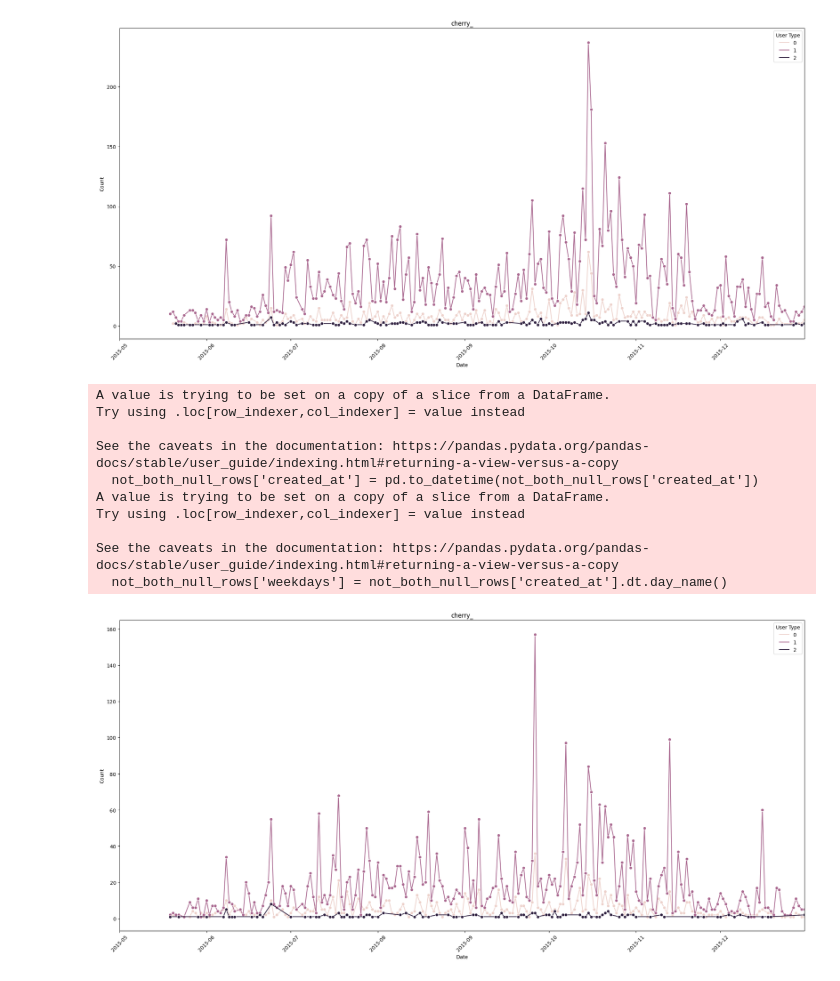
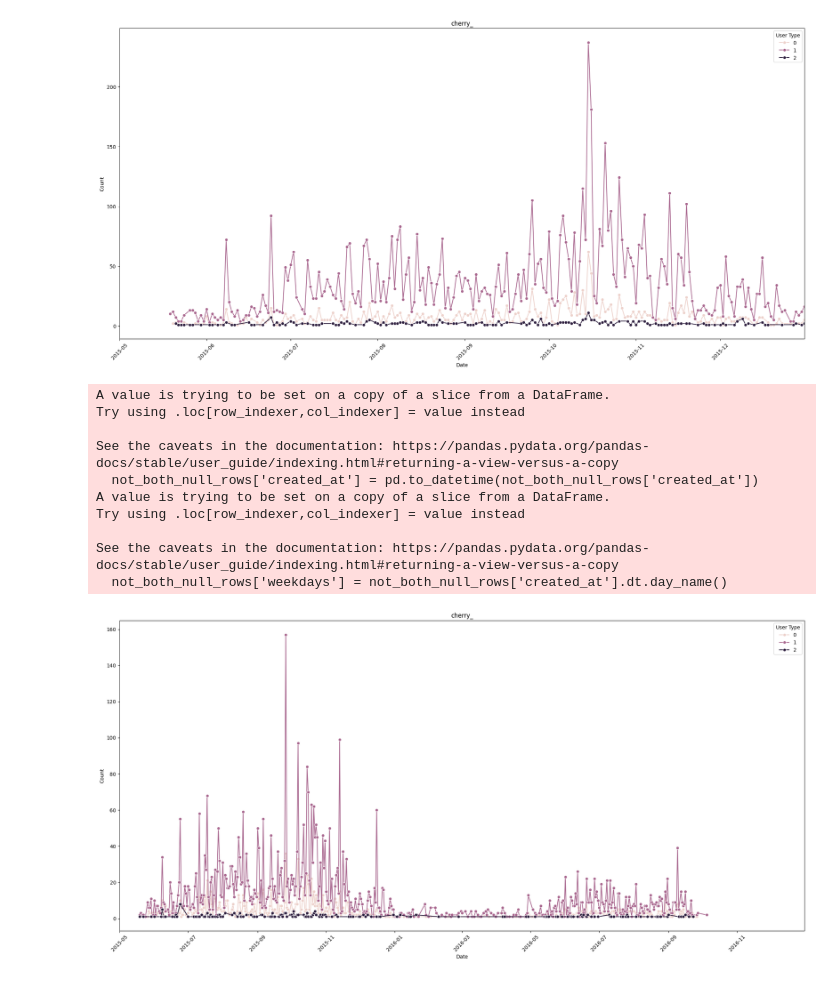
Before and after one commit to Keitovolcom/smbc_comp, a Jupyter notebook: workspace/work12_15/null.ipynb, the cells around one changed output. Saved outputs shown, nothing was run; the diff lists cells and outputs as text; code cells hidden in the pictures.

```diff
--- a/workspace/work12_15/null.ipynb
+++ b/workspace/work12_15/null.ipynb
@@ -233,32 +233,32 @@ not_both_null_rows['weekdays'] = not_both_null_rows['created_at'].dt.day_name()
 grouped_data = not_both_null_rows.groupby(['health', 'created_at']).size().reset_index(name='count')
 
 # グラフの設定
 plt.figure(figsize=(20, 10))
 
 # 各user_typeごとにラインプロット
 sns.lineplot(x='created_at', y='count', hue='health', data=grouped_data, marker='o')
 
 # グラフの装飾
 plt.title('cherry_')
 plt.xlabel('Date')
 plt.ylabel('Count')
 plt.xticks(rotation=45)
 
 # 凡例を表示
 plt.legend(title='User Type')
-plt.xlim(pd.Timestamp('2015-05-01'), pd.Timestamp('2015-12-31'))
+plt.xlim(pd.Timestamp('2015-05-01'), pd.Timestamp('2016-12-31'))
 # グラフの表示
 plt.tight_layout()
 plt.show()
 # %% [output]
 A value is trying to be set on a copy of a slice from a DataFrame.
 Try using .loc[row_indexer,col_indexer] = value instead
 
 See the caveats in the documentation: https://pandas.pydata.org/pandas-docs/stable/user_guide/indexing.html#returning-a-view-versus-a-copy
   not_both_null_rows['created_at'] = pd.to_datetime(not_both_null_rows['created_at'])
 A value is trying to be set on a copy of a slice from a DataFrame.
 Try using .loc[row_indexer,col_indexer] = value instead
 
 See the caveats in the documentation: https://pandas.pydata.org/pandas-docs/stable/user_guide/indexing.html#returning-a-view-versus-a-copy
   not_both_null_rows['weekdays'] = not_both_null_rows['created_at'].dt.day_name()
-[figure, old version]
+[figure, new version]
```
Also changed, not shown: parts of 1 cell of this notebook, 5 other files.
